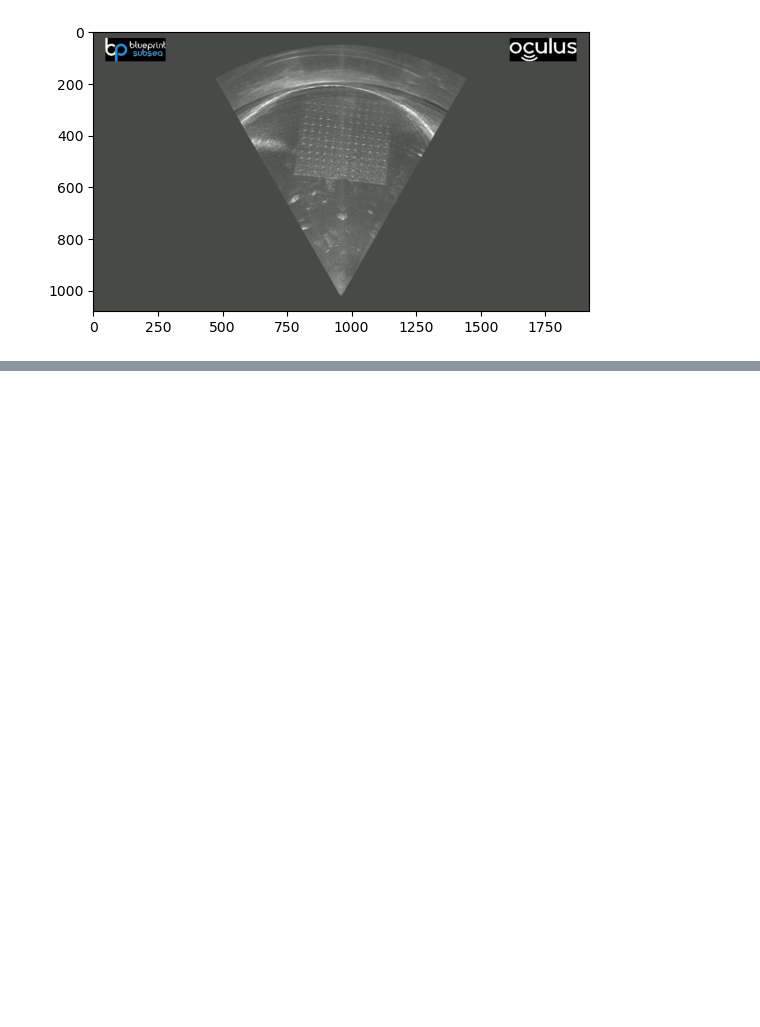
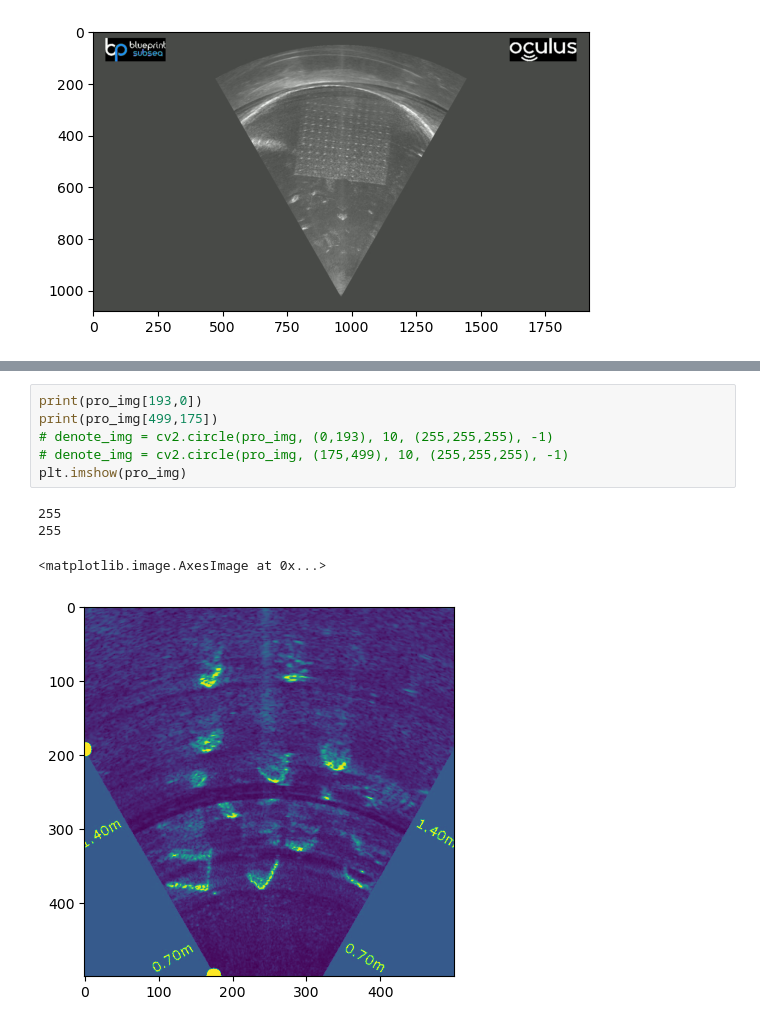
Before and after one commit to ychen921/Sonar-Image-Registration, a Jupyter notebook: scripts/preprocess_test.ipynb, the cells around one changed output, grey strips where cells are left out. Drawn from its saved outputs; the diff is of its cells as text; blank space fills up the shorter version.

```diff
--- a/scripts/preprocess_test.ipynb
+++ b/scripts/preprocess_test.ipynb
@@ -18,0 +28,11 @@ plt.imshow(crop_img)
+# %%
+print(pro_img[193,0])
+print(pro_img[499,175])
+# denote_img = cv2.circle(pro_img, (0,193), 10, (255,255,255), -1)
+# denote_img = cv2.circle(pro_img, (175,499), 10, (255,255,255), -1)
+plt.imshow(pro_img)
+# %% [output]
+255
+255
+<matplotlib.image.AxesImage at 0x...>
+[figure, added]
```
Also changed, not shown: parts of 2 cells of this notebook, 3 other files.
